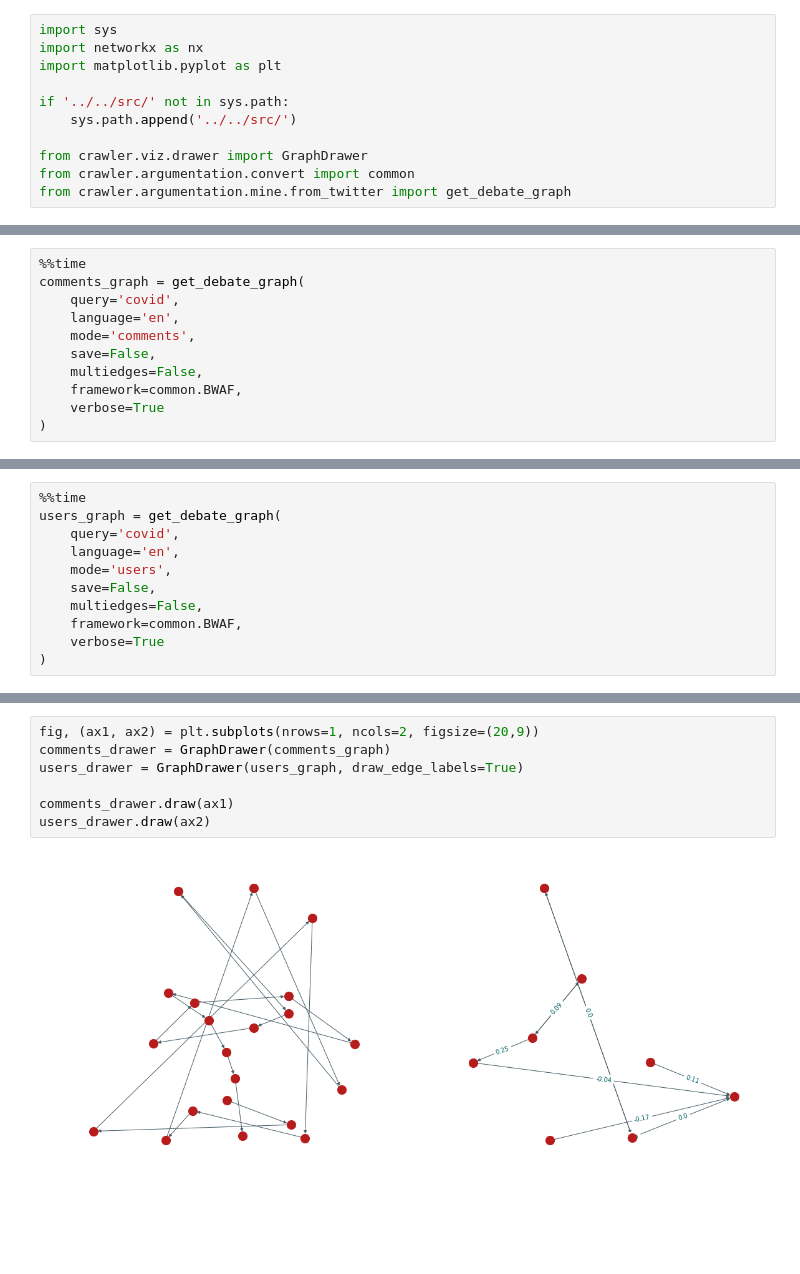
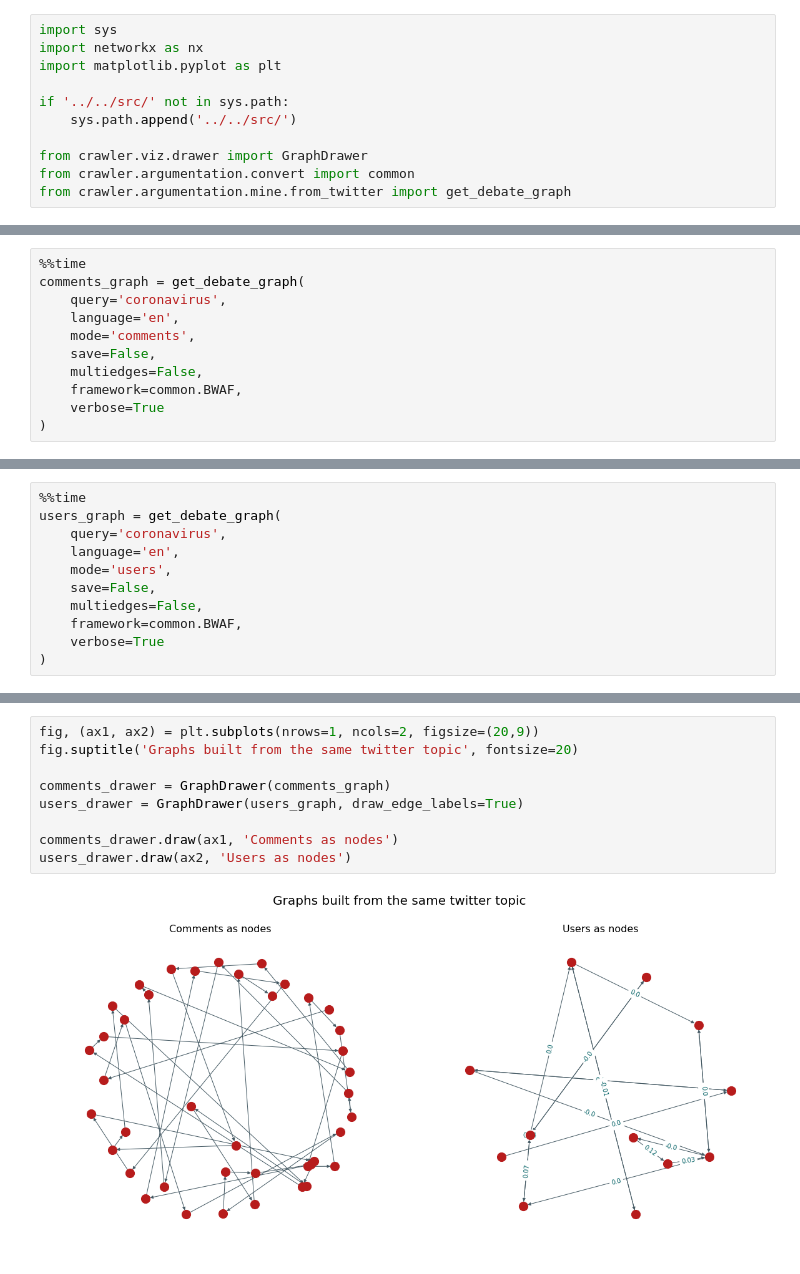
Before and after one commit to chrisPiemonte/argonaut, a Jupyter notebook: notebooks/argument-mining/twitter.ipynb, the cells around one changed output, grey strips where cells are left out. Cells and saved outputs as stored; diff of their text form; blank space fills up the shorter version.

```diff
--- a/notebooks/argument-mining/twitter.ipynb
+++ b/notebooks/argument-mining/twitter.ipynb
@@ -36,7 +68,7 @@ Lorem ipsum Lorem ipsumLorem ipsumLorem ipsum
 # %%
 %%time
 comments_graph = get_debate_graph(
-    query='covid',
+    query='coronavirus',
     language='en',
     mode='comments',
     save=False,
@@ -57,7 +92,7 @@ Lorem ipsum Lorem ipsumLorem ipsumLorem ipsum
 # %%
 %%time
 users_graph = get_debate_graph(
-    query='covid',
+    query='coronavirus',
     language='en',
     mode='users',
     save=False,
@@ -84,9 +113,11 @@ Arguments and relationships visualized
 # %%
 fig, (ax1, ax2) = plt.subplots(nrows=1, ncols=2, figsize=(20,9))
+fig.suptitle('Graphs built from the same twitter topic', fontsize=20)
+
 comments_drawer = GraphDrawer(comments_graph)
 users_drawer = GraphDrawer(users_graph, draw_edge_labels=True)
 
-comments_drawer.draw(ax1)
-users_drawer.draw(ax2)
+comments_drawer.draw(ax1, 'Comments as nodes')
+users_drawer.draw(ax2, 'Users as nodes')
 # %% [output]
-[figure, old version]
+[figure, new version]
```
Also changed, not shown: parts of 10 cells of this notebook, 3 other files.
